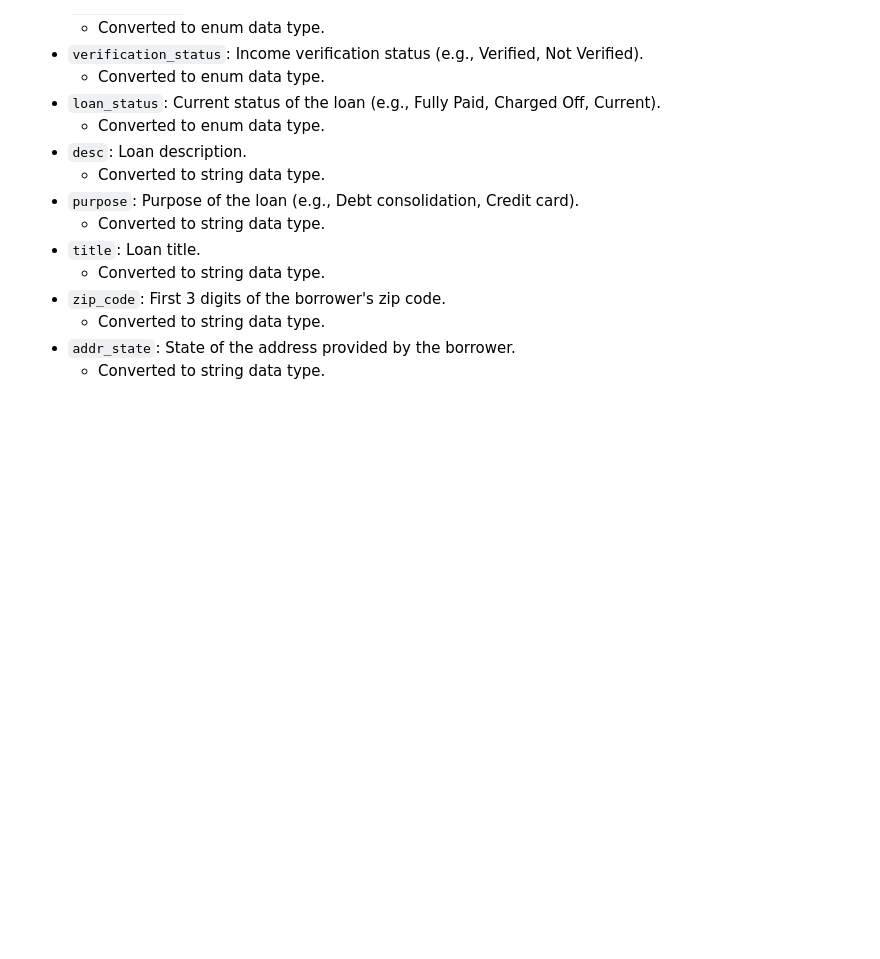
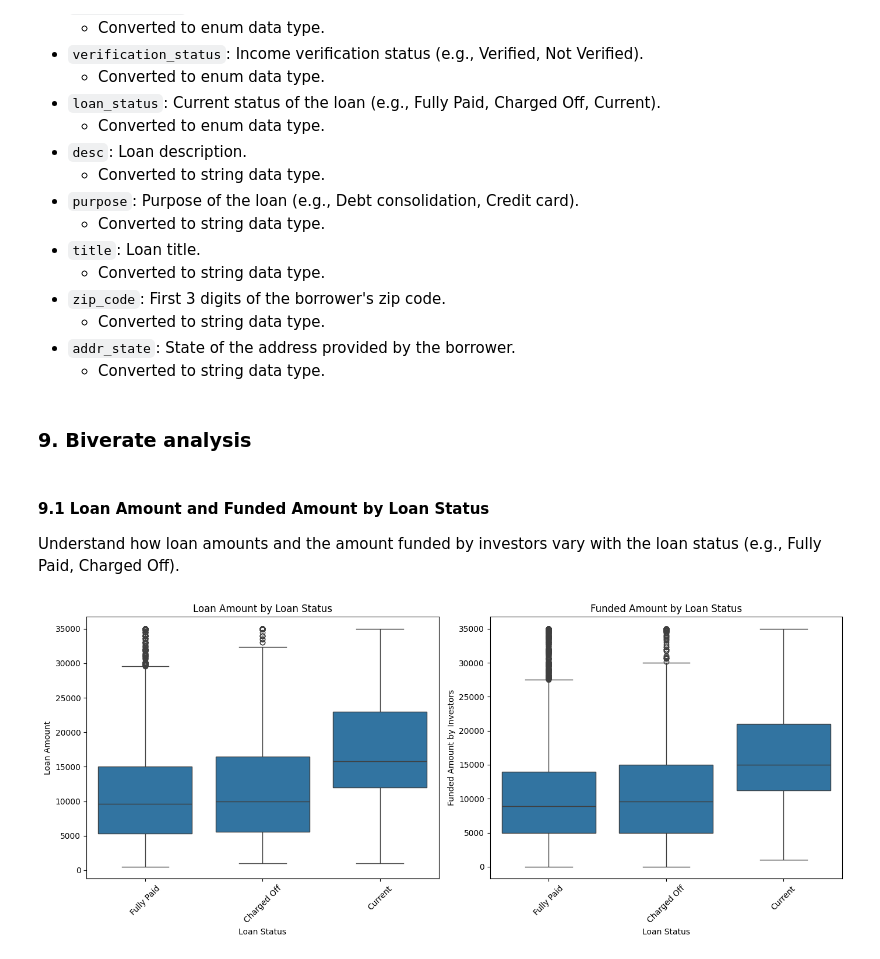
Before and after one commit to sachinbehl/LendingClubCaseStudy, a Jupyter notebook: LendingClubCaseStudy.ipynb, the cells around one changed output. Cells and saved outputs as stored; diff of their text form; code cells hidden in the pictures; blank space fills up the shorter version.

Commit message:
Added univerate and biverate analysis

```diff
--- a/LendingClubCaseStudy.ipynb
+++ b/LendingClubCaseStudy.ipynb
@@ -1651,3 +1607,33 @@ These categorical variables do not have a natural order or ranking.
    - Converted to string data type.
 - `addr_state`: State of the address provided by the borrower.
    - Converted to string data type.
+# %% [markdown]
+### 9. Biverate analysis
+# %% [markdown]
+#### 9.1 Loan Amount and Funded Amount by Loan Status
+Understand how loan amounts and the amount funded by investors vary with the loan status (e.g., Fully Paid, Charged Off).
+# %%
+# Create a figure with subplots to compare loan amount and funded amount by loan status
+plt.figure(figsize=(14, 6))
+
+# Subplot 1: Loan Amount by Loan Status
+plt.subplot(1, 2, 1)
+sns.boxplot(x='loan_status', y='loan_amnt', data=lendingCaseStudyDataFrameCleanedWithTypesCorrected)
+plt.title('Loan Amount by Loan Status')
+plt.xlabel('Loan Status')
+plt.ylabel('Loan Amount')
+plt.xticks(rotation=45)  # Rotate x labels for better readability
+
+# Subplot 2: Funded Amount by Loan Status
+plt.subplot(1, 2, 2)
+sns.boxplot(x='loan_status', y='funded_amnt_inv', data=lendingCaseStudyDataFrameCleanedWithTypesCorrected)
+plt.title('Funded Amount by Loan Status')
+plt.xlabel('Loan Status')
+plt.ylabel('Funded Amount by Investors')
+plt.xticks(rotation=45)  # Rotate x labels for better readability
+
+# Display the plots
+plt.tight_layout()  # Adjust the layout to prevent overlap
+plt.show()
+# %% [output]
+[figure, added]
```
Also changed, not shown: parts of 40 cells of this notebook.
